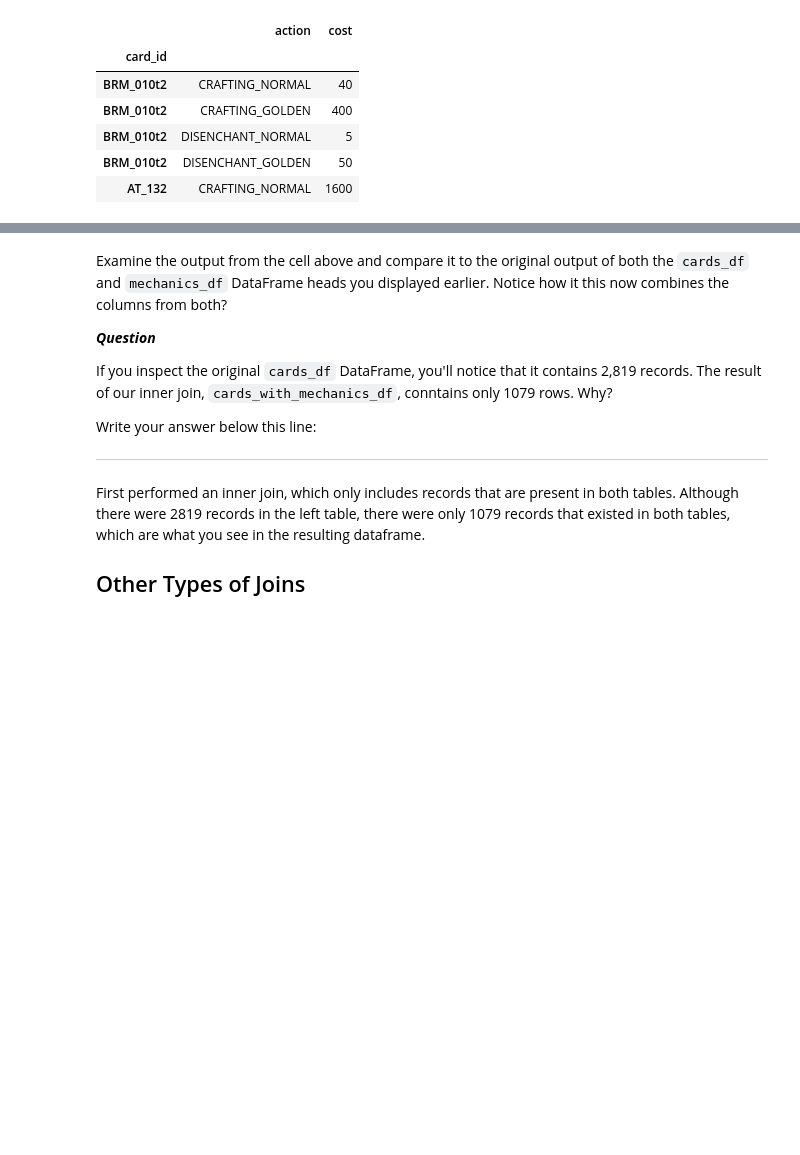
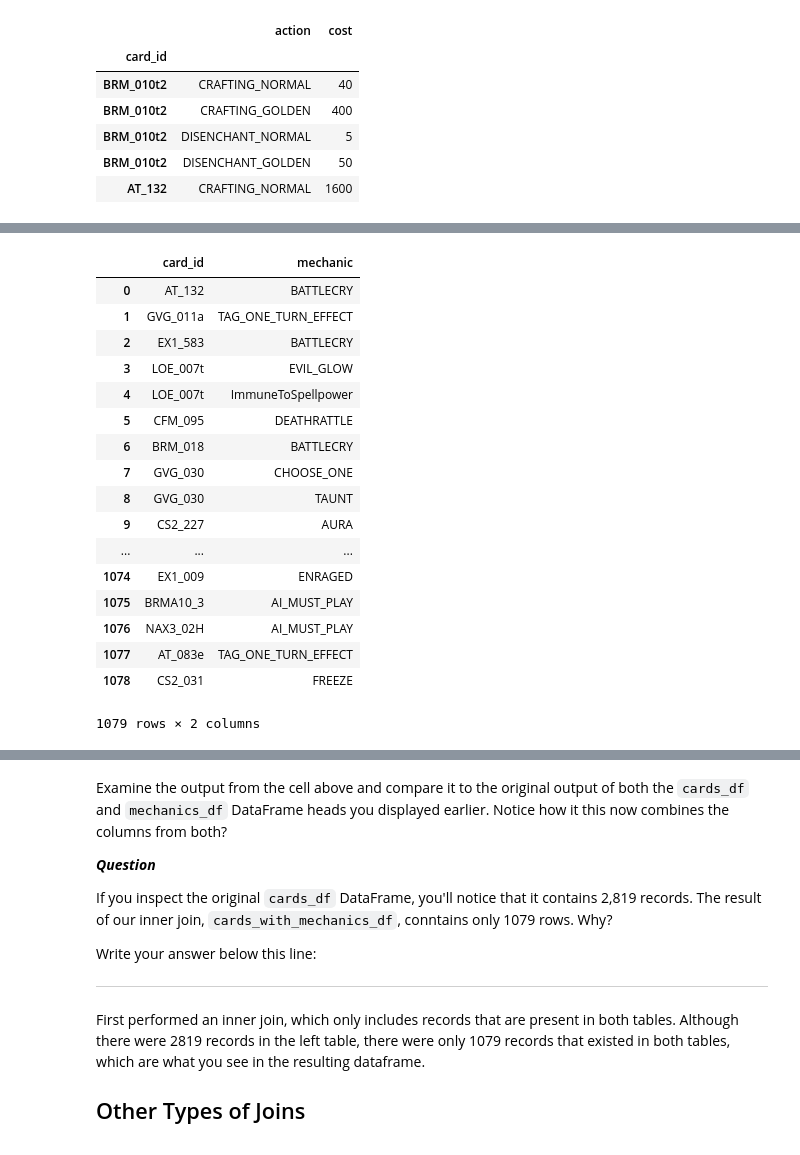
Before and after one commit to hy123udg/dsc-combining-dataframes-pandas-lab-nyc-ds-060319, a Jupyter notebook: index.ipynb, the cells around one changed output, grey strips where cells are left out. Cells and saved outputs as stored; diff of their text form; code cells hidden in the pictures; blank space fills up the shorter version.

```diff
--- a/index.ipynb
+++ b/index.ipynb
@@ -145,3 +137,24 @@ dust_df.head()
+# %%
+mechanics_df.head(3)
+# %% [output]
+|  | card_id | mechanic |
+| 0 | AT_132 | BATTLECRY |
+| 1 | GVG_011a | TAG_ONE_TURN_EFFECT |
+| 2 | EX1_583 | BATTLECRY |
+| 3 | LOE_007t | EVIL_GLOW |
+| 4 | LOE_007t | ImmuneToSpellpower |
+| 5 | CFM_095 | DEATHRATTLE |
+| 6 | BRM_018 | BATTLECRY |
+| 7 | GVG_030 | CHOOSE_ONE |
+| 8 | GVG_030 | TAUNT |
+| 9 | CS2_227 | AURA |
+| ... | ... | ... |
+| 1074 | EX1_009 | ENRAGED |
+| 1075 | BRMA10_3 | AI_MUST_PLAY |
+| 1076 | NAX3_02H | AI_MUST_PLAY |
+| 1077 | AT_083e | TAG_ONE_TURN_EFFECT |
+| 1078 | CS2_031 | FREEZE |
+1079 rows × 2 columns
 # %%
 entourages_df = pd.read_csv('entourages.csv')
 mechanics_df = pd.read_csv('mechanics.csv')
```
Also changed, not shown: parts of 1 cell of this notebook.
